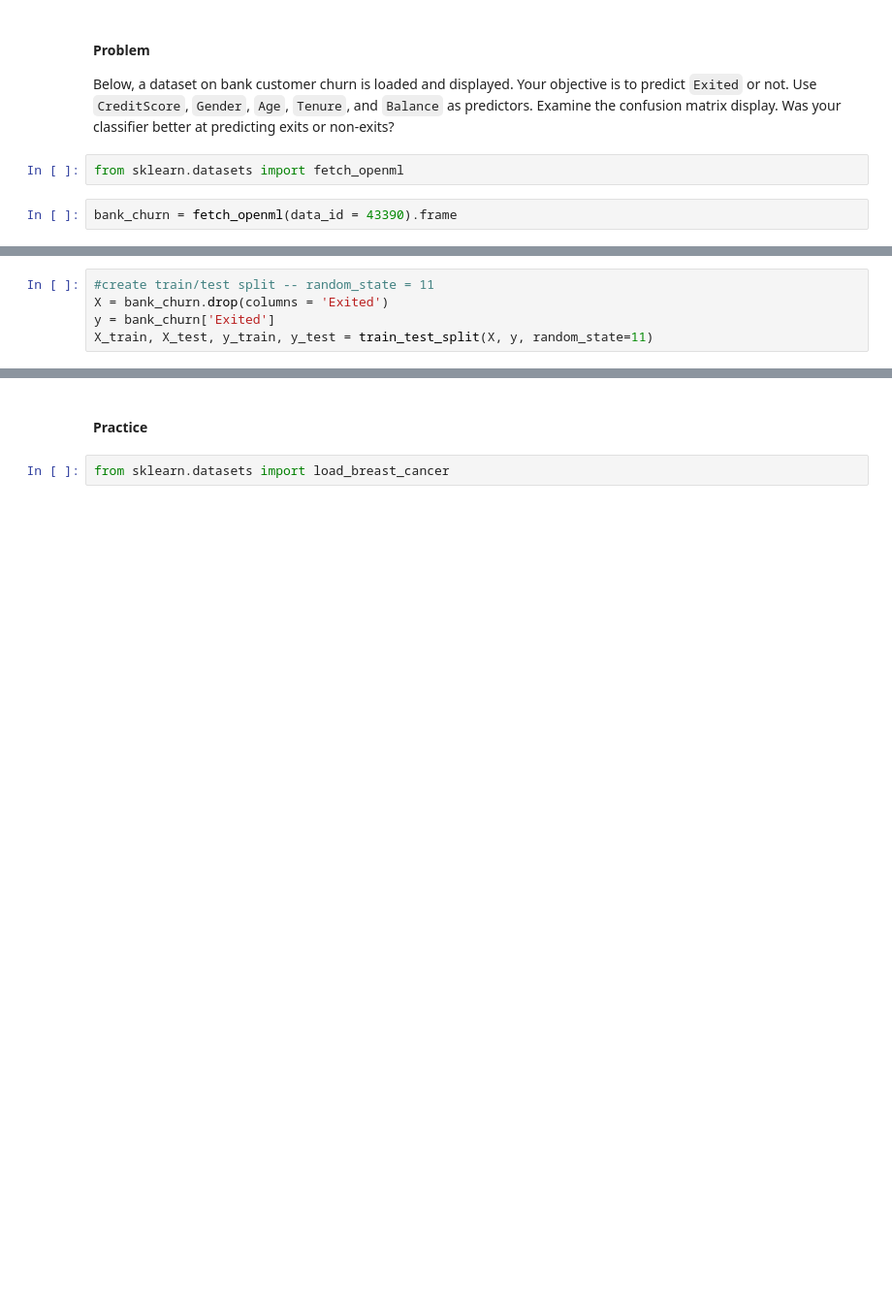
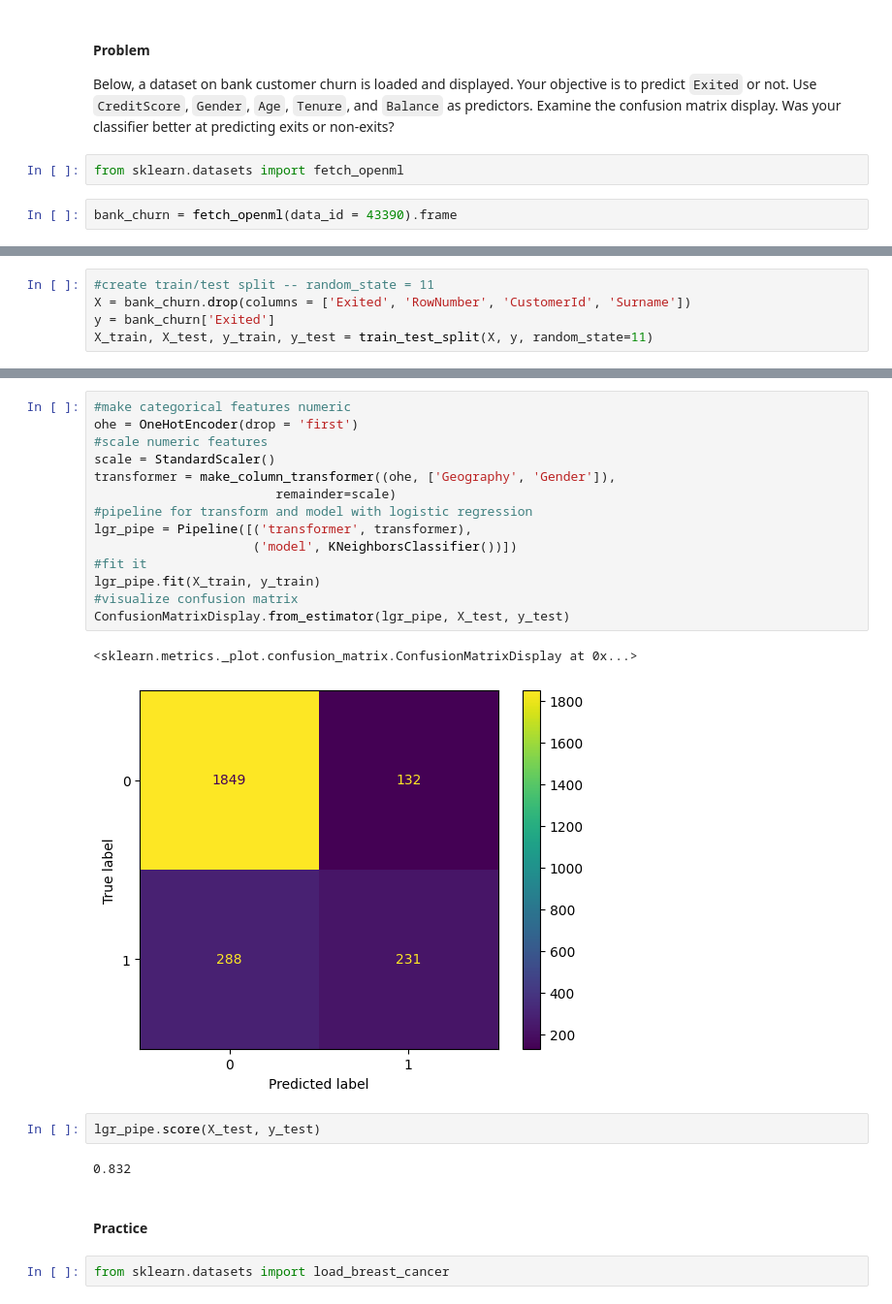
Before and after one commit to jfkoehler/nyu_bootcamp_fa25, a Jupyter notebook: logistic_starter_code.ipynb, the cells around one changed output, grey strips where cells are left out. Shown: that part at 97% size. Drawn from its saved outputs; the diff is of its cells as text; blank space fills up the shorter version.

```diff
--- a/logistic_starter_code.ipynb
+++ b/logistic_starter_code.ipynb
@@ -251,5 +370,5 @@ bank_churn.head()
 # %%
 #create train/test split -- random_state = 11
-X = bank_churn.drop(columns = 'Exited')
+X = bank_churn.drop(columns = ['Exited', 'RowNumber', 'CustomerId', 'Surname'])
 y = bank_churn['Exited']
 X_train, X_test, y_train, y_test = train_test_split(X, y, random_state=11)
@@ -256,3 +382,24 @@ X_train, X_test, y_train, y_test = train_test_split(X, y, random_state=11)
+# %%
+#make categorical features numeric
+ohe = OneHotEncoder(drop = 'first')
+#scale numeric features
+scale = StandardScaler()
+transformer = make_column_transformer((ohe, ['Geography', 'Gender']),
+                        remainder=scale)
+#pipeline for transform and model with logistic regression
+lgr_pipe = Pipeline([('transformer', transformer),
+                     ('model', KNeighborsClassifier())])
+#fit it
+lgr_pipe.fit(X_train, y_train)
+#visualize confusion matrix
+ConfusionMatrixDisplay.from_estimator(lgr_pipe, X_test, y_test)
+# %% [output]
+<sklearn.metrics._plot.confusion_matrix.ConfusionMatrixDisplay at 0x...>
+[figure, added]
+# %%
+lgr_pipe.score(X_test, y_test)
+# %% [output]
+0.832
 # %% [markdown]
 #### Practice
 # %%
```
Also changed, not shown: parts of 39 cells of this notebook, 32 other files.
